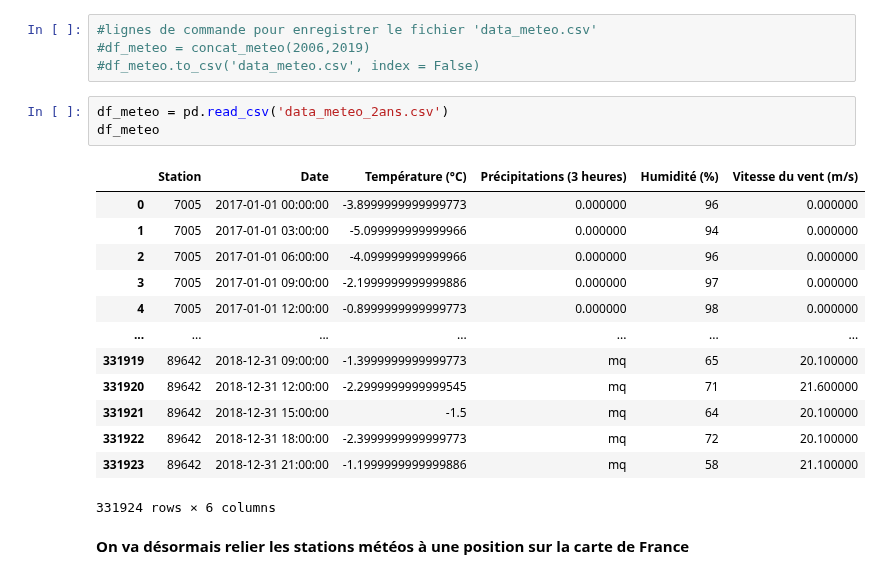
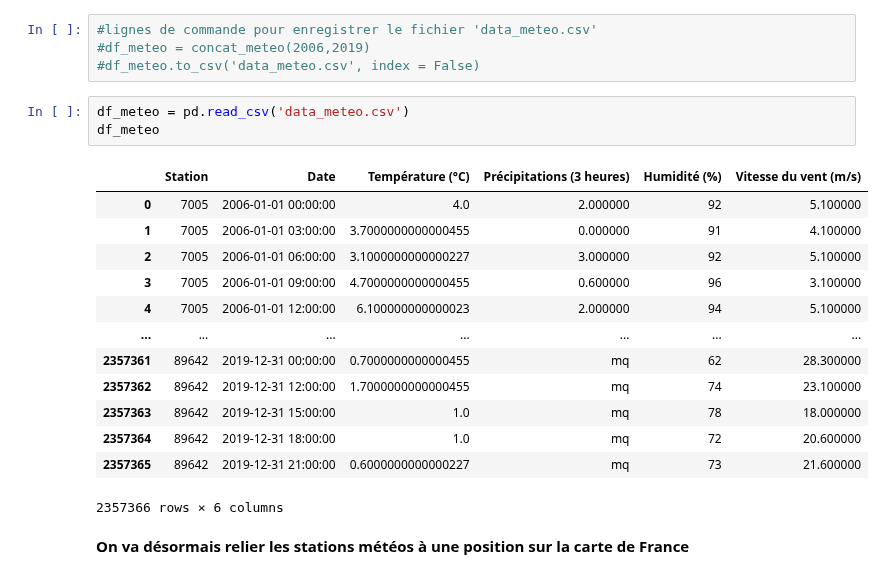
Before and after one commit to Theo-Clavel/feux_de_foret, a Jupyter notebook: main.ipynb, the cells around one changed output. Cells and saved outputs as stored; diff of their text form.

```diff
--- a/main.ipynb
+++ b/main.ipynb
@@ -124,22 +124,22 @@ def concat_meteo(year_begin, year_end):
 #df_meteo = concat_meteo(2006,2019)
 #df_meteo.to_csv('data_meteo.csv', index = False)
 # %%
-df_meteo = pd.read_csv('data_meteo_2ans.csv')
+df_meteo = pd.read_csv('data_meteo.csv')
 df_meteo
 # %% [output]
 |  | Station | Date | Température (°C) | Précipitations (3 heures) | Humidité (%) | Vitesse du vent (m/s) |
-| 0 | 7005 | 2017-01-01 00:00:00 | -3.8999999999999773 | 0.000000 | 96 | 0.000000 |
-| 1 | 7005 | 2017-01-01 03:00:00 | -5.099999999999966 | 0.000000 | 94 | 0.000000 |
-| 2 | 7005 | 2017-01-01 06:00:00 | -4.099999999999966 | 0.000000 | 96 | 0.000000 |
-| 3 | 7005 | 2017-01-01 09:00:00 | -2.1999999999999886 | 0.000000 | 97 | 0.000000 |
-| 4 | 7005 | 2017-01-01 12:00:00 | -0.8999999999999773 | 0.000000 | 98 | 0.000000 |
+| 0 | 7005 | 2006-01-01 00:00:00 | 4.0 | 2.000000 | 92 | 5.100000 |
+| 1 | 7005 | 2006-01-01 03:00:00 | 3.7000000000000455 | 0.000000 | 91 | 4.100000 |
+| 2 | 7005 | 2006-01-01 06:00:00 | 3.1000000000000227 | 3.000000 | 92 | 5.100000 |
+| 3 | 7005 | 2006-01-01 09:00:00 | 4.7000000000000455 | 0.600000 | 96 | 3.100000 |
+| 4 | 7005 | 2006-01-01 12:00:00 | 6.100000000000023 | 2.000000 | 94 | 5.100000 |
 | ... | ... | ... | ... | ... | ... | ... |
-| 331919 | 89642 | 2018-12-31 09:00:00 | -1.3999999999999773 | mq | 65 | 20.100000 |
-| 331920 | 89642 | 2018-12-31 12:00:00 | -2.2999999999999545 | mq | 71 | 21.600000 |
-| 331921 | 89642 | 2018-12-31 15:00:00 | -1.5 | mq | 64 | 20.100000 |
-| 331922 | 89642 | 2018-12-31 18:00:00 | -2.3999999999999773 | mq | 72 | 20.100000 |
-| 331923 | 89642 | 2018-12-31 21:00:00 | -1.1999999999999886 | mq | 58 | 21.100000 |
+| 2357361 | 89642 | 2019-12-31 00:00:00 | 0.7000000000000455 | mq | 62 | 28.300000 |
+| 2357362 | 89642 | 2019-12-31 12:00:00 | 1.7000000000000455 | mq | 74 | 23.100000 |
+| 2357363 | 89642 | 2019-12-31 15:00:00 | 1.0 | mq | 78 | 18.000000 |
+| 2357364 | 89642 | 2019-12-31 18:00:00 | 1.0 | mq | 72 | 20.600000 |
+| 2357365 | 89642 | 2019-12-31 21:00:00 | 0.6000000000000227 | mq | 73 | 21.600000 |
-331924 rows × 6 columns
+2357366 rows × 6 columns
 # %% [markdown]
 **On va désormais relier les stations météos à une position sur la carte de France**
 # %% [markdown]
```
Also changed, not shown: parts of 10 cells of this notebook.
